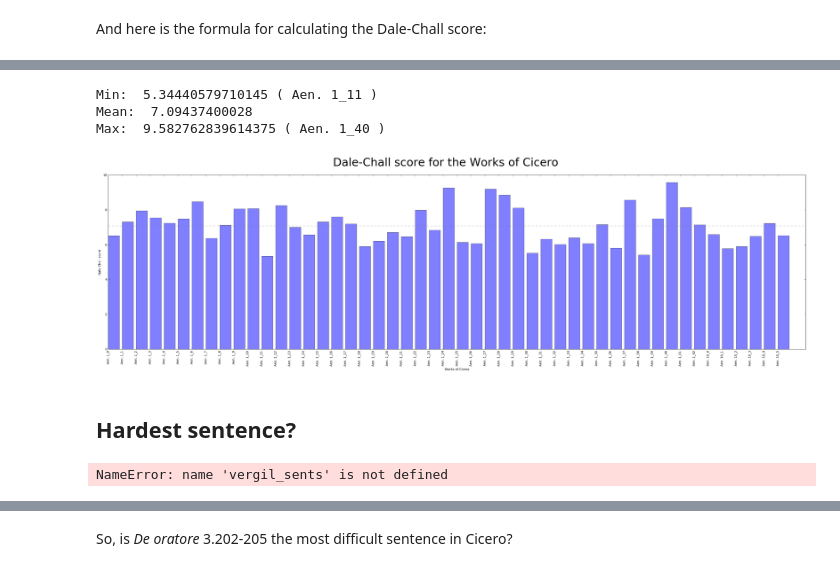
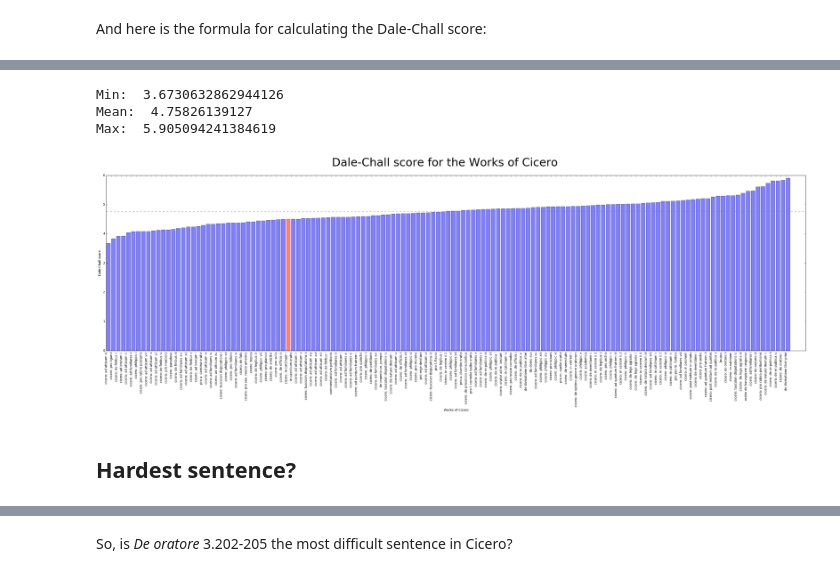
Before and after one commit to diyclassics/readability, a Jupyter notebook: Vergil Readability.ipynb, the cells around one changed output, grey strips where cells are left out. Drawn from its saved outputs; the diff is of its cells as text; code cells hidden in the pictures.

```diff
--- a/Vergil Readability.ipynb
+++ b/Vergil Readability.ipynb
@@ -571,8 +614,9 @@ Max:  74.84932835820896 ( Geo. 1_1 )
 # %%
 gfs = []
 
-for segment in segments:
-    gfs.append((segment[0], gunningfog(segment[1])))
+for i, paras in enumerate(cicero_paras):
+    text = "\n".join(paras)
+    gfs.append((cicero_titles[i],gunningfog(text)))
 
 
 gfs.sort(key=lambda x: x[1])
@@ -625,8 +669,9 @@ Max:  61.95820895522388 ( Geo. 1_1 )
 # %%
 fks = []
 
-for segment in segments:
-    fks.append((segment[0], fleschkincaid(segment[1])))
+for i, paras in enumerate(cicero_paras):
+    text = "\n".join(paras)
+    fks.append((cicero_titles[i],fleschkincaid(text)))
 
 
 fks.sort(key=lambda x: x[1])
@@ -679,8 +724,9 @@ Max:  65.55358208955224 ( Geo. 1_1 )
 # %%
 cls = []
 
-for segment in segments:
-    cls.append((segment[0], coleman_liau(segment[1])))
+for i, paras in enumerate(cicero_paras):
+    text = "\n".join(paras)
+    cls.append((cicero_titles[i],coleman_liau(text)))
 
 
 cls.sort(key=lambda x: x[1])
@@ -810,8 +856,9 @@ def dalechall(text):
 
 dcs = []
 
-for segment in segments:
-    dcs.append((segment[0], dalechall(segment[1])))
+for i, paras in enumerate(cicero_paras):
+    text = "\n".join(paras)
+    dcs.append((cicero_titles[i],dalechall(text)))
 
 dcs.sort(key=lambda x: x[1])
 pprint(dcs[:5])
@@ -821,43 +877,41 @@ KeyboardInterrupt:
 # %%
 test = "Dale-Chall score"
 
 objects = [item[0] for item in dcs]
 scores = [item[1] for item in dcs]
 min_score = min(scores)
 mean_score = np.mean(scores)
 max_score = max(scores)
 
 print('Min: ', min_score, '(', objects[scores.index(min_score)], ')')
 print('Mean: ', mean_score)
 print('Max: ', max_score, '(', objects[scores.index(max_score)], ')')
 
 y_pos = np.arange(len(objects))
 plt.figure(figsize=(40,10))
 barlist = plt.bar(y_pos, scores, alpha=.5)
-#barlist[objects.index('cicero: in catilinam i')].set_color('r')
+barlist[objects.index('cicero: in catilinam i')].set_color('r')
 
 plt.xticks(y_pos, objects)
 plt.axhline(y=mean_score,color='gray',ls='dashed')
 plt.suptitle('%s for the Works of Cicero' % test, fontsize=36)
 plt.xlabel('Works of Cicero')
 plt.ylabel(test)
 
 locs, labels = plt.xticks()
 plt.setp(labels, rotation=90)
 
 plt.show()
 # %% [output]
-Min:  5.34440579710145 ( Aen. 1_11 )
-Mean:  7.09437400028
-Max:  9.582762839614375 ( Aen. 1_40 )
+Min:  3.6730632862944126
+Mean:  4.75826139127
+Max:  5.905094241384619
-[figure, old version]
+[figure, new version]
 # %% [markdown]
 ## Hardest sentence?
 # %%
-vergil_sents_flat = [sent for sents in vergil_sents for sent in sents]
-vergil_sents_flat = [sent for sents in vergil_sents_flat for sent in sents]
+cicero_sents_flat = [sent for sents in cicero_sents for sent in sents]
+cicero_sents_flat = [sent for sents in cicero_sents_flat for sent in sents]
-# %% [output]
-NameError: name 'vergil_sents' is not defined
 # %%
 aris = []
 
```
Also changed, not shown: parts of 28 cells of this notebook.
